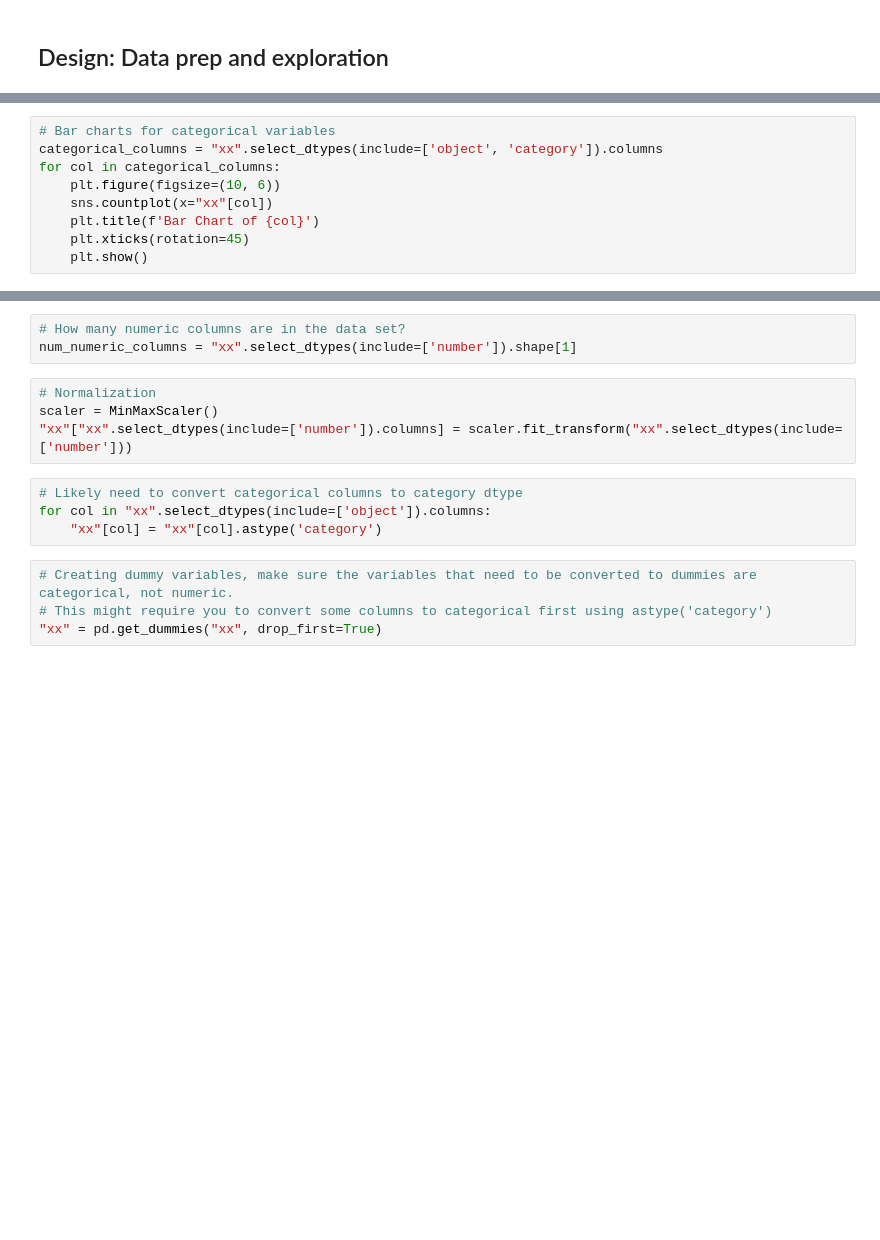
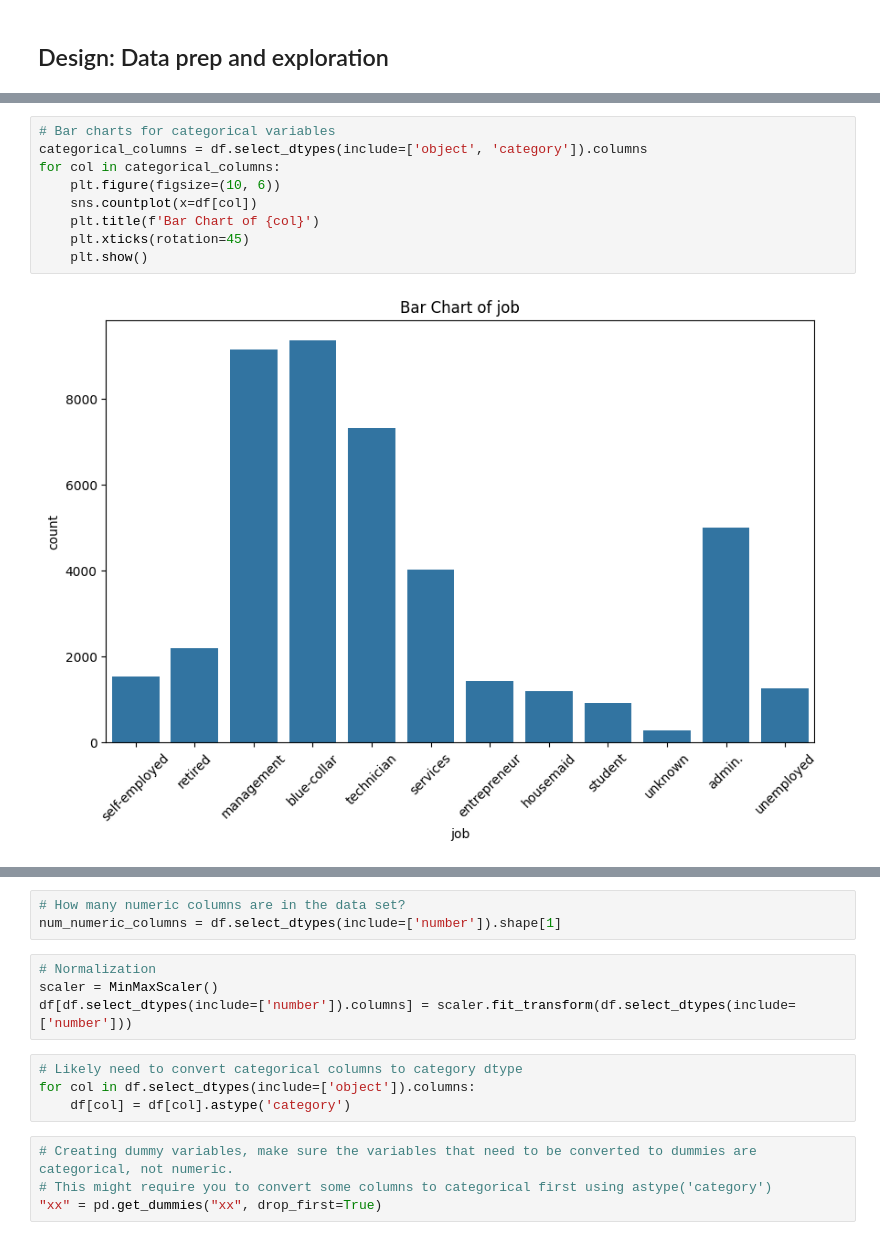
Before and after one commit to jc-czx191/ds1001_final, a Jupyter notebook: ds1001_final/notebooks/Final_Project_Notebook.ipynb, the cells around one changed output, grey strips where cells are left out. Saved outputs shown, nothing was run; the diff lists cells and outputs as text; blank space fills up the shorter version.

```diff
--- a/ds1001_final/notebooks/Final_Project_Notebook.ipynb
+++ b/ds1001_final/notebooks/Final_Project_Notebook.ipynb
@@ -110,9 +115,11 @@ for col in numeric_columns:
 # %%
 # Bar charts for categorical variables
-categorical_columns = "xx".select_dtypes(include=['object', 'category']).columns
+categorical_columns = df.select_dtypes(include=['object', 'category']).columns
 for col in categorical_columns:
     plt.figure(figsize=(10, 6))
-    sns.countplot(x="xx"[col])
+    sns.countplot(x=df[col])
     plt.title(f'Bar Chart of {col}')
     plt.xticks(rotation=45)
     plt.show()
+# %% [output]
+[figure, added]
@@ -119,14 +133,14 @@ for col in categorical_columns:
 # %%
 # How many numeric columns are in the data set?
-num_numeric_columns = "xx".select_dtypes(include=['number']).shape[1]
+num_numeric_columns = df.select_dtypes(include=['number']).shape[1]
 # %%
 # Normalization
 scaler = MinMaxScaler()
-"xx"["xx".select_dtypes(include=['number']).columns] = scaler.fit_transform("xx".select_dtypes(include=['number']))
+df[df.select_dtypes(include=['number']).columns] = scaler.fit_transform(df.select_dtypes(include=['number']))
 # %%
 # Likely need to convert categorical columns to category dtype
-for col in "xx".select_dtypes(include=['object']).columns:
-    "xx"[col] = "xx"[col].astype('category')
+for col in df.select_dtypes(include=['object']).columns:
+    df[col] = df[col].astype('category')
 # %%
 # Creating dummy variables, make sure the variables that need to be converted to dummies are categorical, not numeric.
 # This might require you to convert some columns to categorical first using astype('category')
```
Also changed, not shown: parts of 3 cells of this notebook.
